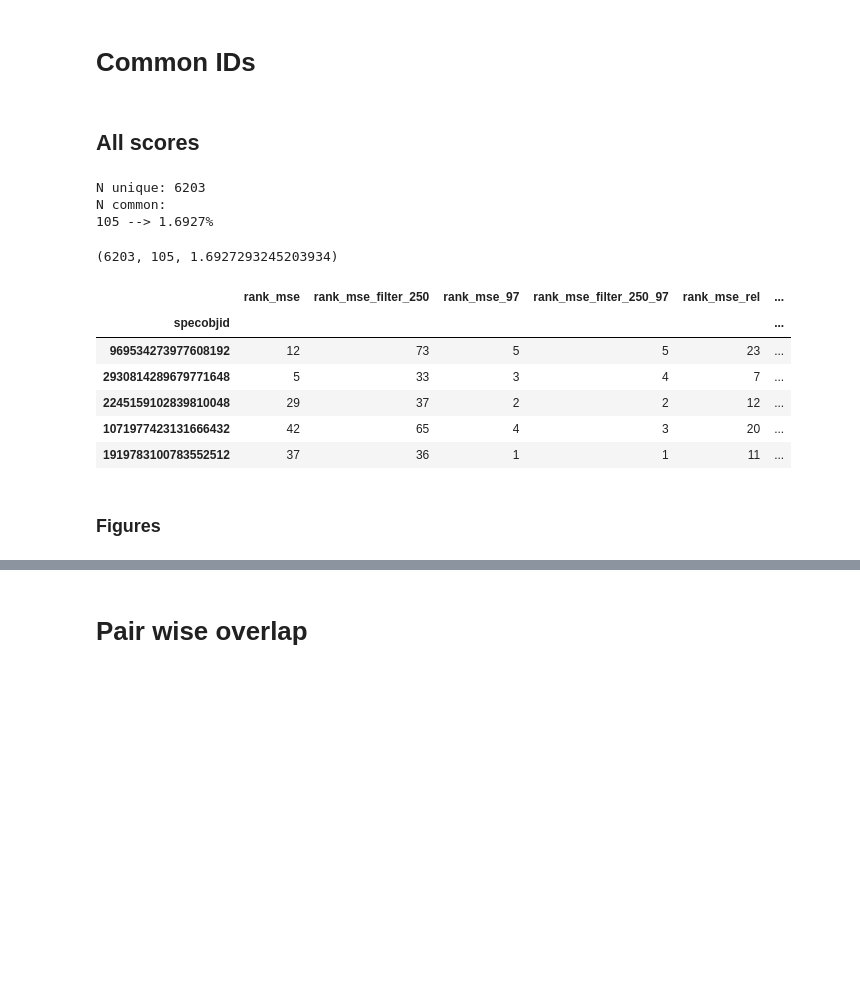
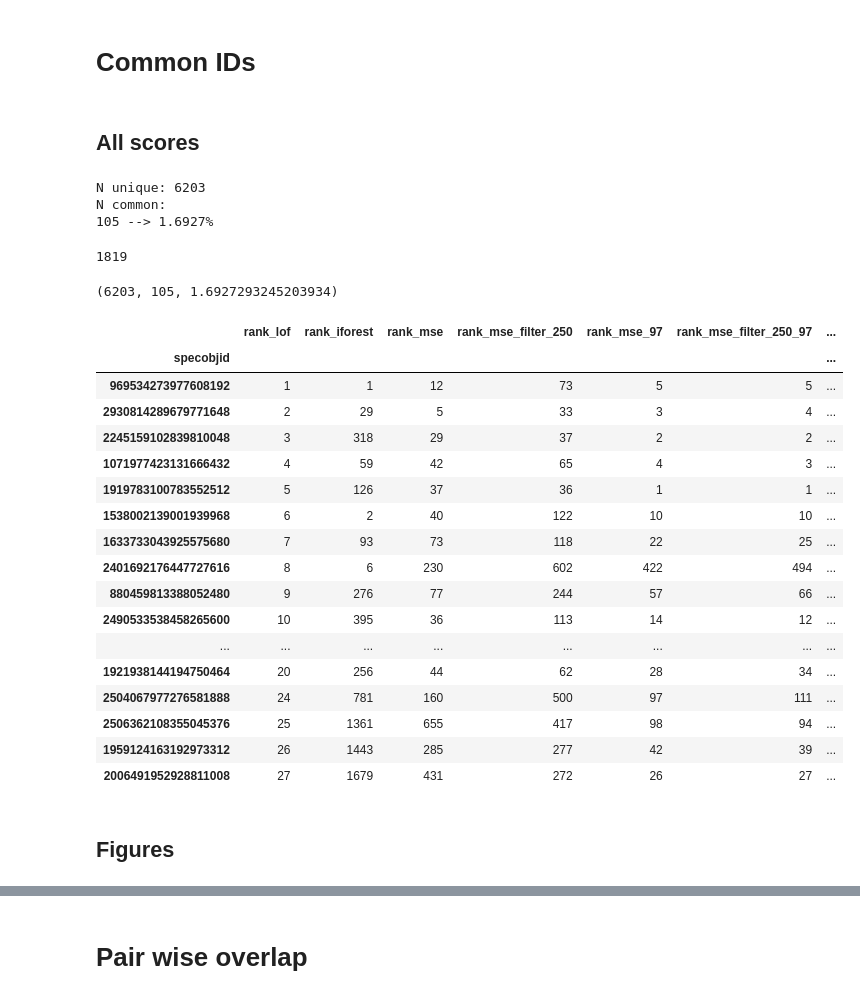
Before and after one commit to ed-ortizm/anomaly, a Jupyter notebook: thesis/00_overlap_divergence_all_scores.ipynb, the cells around one changed output, grey strips where cells are left out. Cells and saved outputs as stored; diff of their text form; code cells hidden in the pictures; blank space fills up the shorter version.

Commit message:
feature: select candiates for same anomaly different scores sections of thesis

```diff
--- a/thesis/00_overlap_divergence_all_scores.ipynb
+++ b/thesis/00_overlap_divergence_all_scores.ipynb
@@ -329,5 +341,5 @@ scores_df.loc[unique_all_ids, [score, f"rank_{score}"]].sort_values(
 # %% [markdown]
 # Common IDs
-# %% [markdown]
-## All scores
+# %% [markdown]
+## All scores
 # %%
@@ -343,23 +354,41 @@ all_common_ids, all_ids_top_dict, n_dictinct_all, n_common_all = (
 N unique: 6203
 N common:
 105 --> 1.6927%
+# %%
+score = 'lof'
+len(all_ids_top_dict[score])
+# %% [output]
+1819
 # %%
 n_dictinct_all, n_common_all, n_common_all / n_dictinct_all * 100
 # %% [output]
 (6203, 105, 1.6927293245203934)
 # %%
 common_all_ids = list(all_common_ids)
-rank_cols = se_rank_cols + rse_rank_cols + ["rank_lof", "rank_iforest"]
+rank_cols = ["rank_lof", "rank_iforest"] + se_rank_cols + rse_rank_cols
 score = "lof"
 sort_col = f"rank_{score}"
-scores_df.loc[common_all_ids, rank_cols].sort_values(by=sort_col, ascending=True).head()
+scores_df.loc[common_all_ids, rank_cols].sort_values(
+    by=sort_col, ascending=True
+).head(20)
 # %% [output]
-|  | rank_mse | rank_mse_filter_250 | rank_mse_97 | rank_mse_filter_250_97 | rank_mse_rel | ... |
-| specobjid |  |  |  |  |  | ... |
-| 969534273977608192 | 12 | 73 | 5 | 5 | 23 | ... |
-| 2930814289679771648 | 5 | 33 | 3 | 4 | 7 | ... |
-| 2245159102839810048 | 29 | 37 | 2 | 2 | 12 | ... |
-| 1071977423131666432 | 42 | 65 | 4 | 3 | 20 | ... |
-| 1919783100783552512 | 37 | 36 | 1 | 1 | 11 | ... |
+|  | rank_lof | rank_iforest | rank_mse | rank_mse_filter_250 | rank_mse_97 | rank_mse_filter_250_97 | ... |
+| specobjid |  |  |  |  |  |  | ... |
+| 969534273977608192 | 1 | 1 | 12 | 73 | 5 | 5 | ... |
+| 2930814289679771648 | 2 | 29 | 5 | 33 | 3 | 4 | ... |
+| 2245159102839810048 | 3 | 318 | 29 | 37 | 2 | 2 | ... |
+| 1071977423131666432 | 4 | 59 | 42 | 65 | 4 | 3 | ... |
+| 1919783100783552512 | 5 | 126 | 37 | 36 | 1 | 1 | ... |
+| 1538002139001939968 | 6 | 2 | 40 | 122 | 10 | 10 | ... |
+| 1633733043925575680 | 7 | 93 | 73 | 118 | 22 | 25 | ... |
+| 2401692176447727616 | 8 | 6 | 230 | 602 | 422 | 494 | ... |
+| 880459813388052480 | 9 | 276 | 77 | 244 | 57 | 66 | ... |
+| 2490533538458265600 | 10 | 395 | 36 | 113 | 14 | 12 | ... |
+| ... | ... | ... | ... | ... | ... | ... | ... |
+| 1921938144194750464 | 20 | 256 | 44 | 62 | 28 | 34 | ... |
+| 2504067977276581888 | 24 | 781 | 160 | 500 | 97 | 111 | ... |
+| 2506362108355045376 | 25 | 1361 | 655 | 417 | 98 | 94 | ... |
+| 1959124163192973312 | 26 | 1443 | 285 | 277 | 42 | 39 | ... |
+| 2006491952928811008 | 27 | 1679 | 431 | 272 | 26 | 27 | ... |
 # %% [markdown]
-### Figures
+## Figures
```
Also changed, not shown: parts of 18 cells of this notebook.
